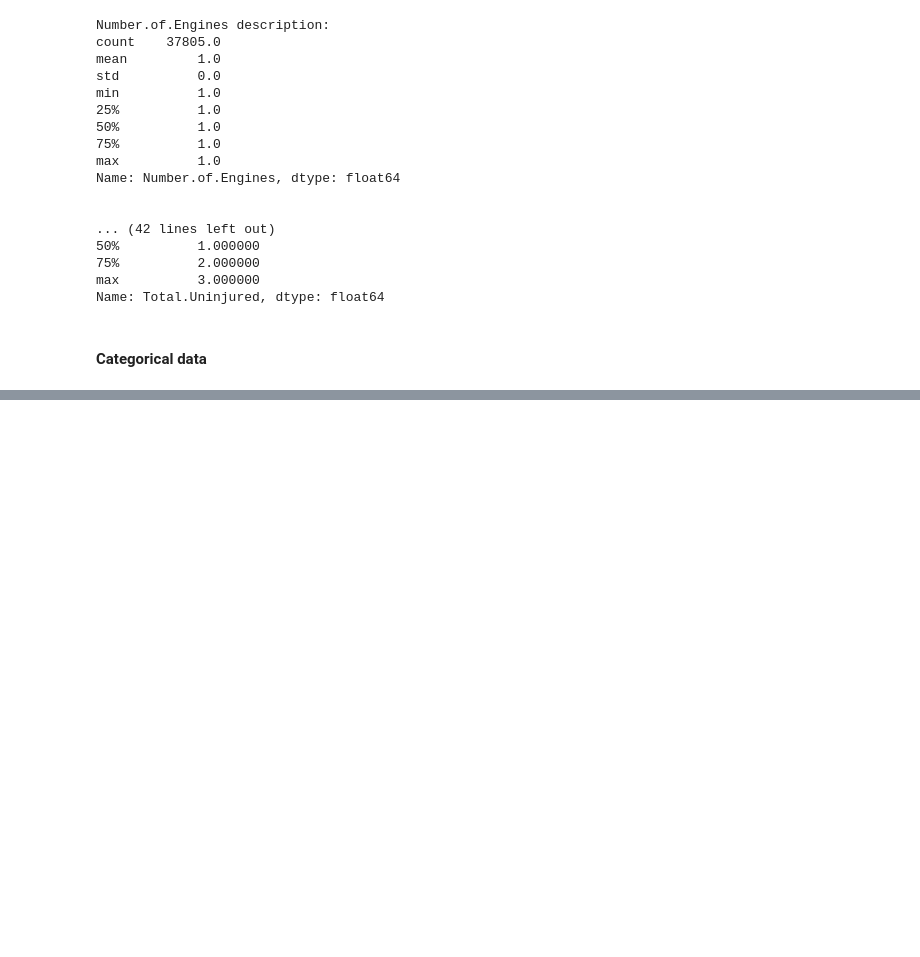
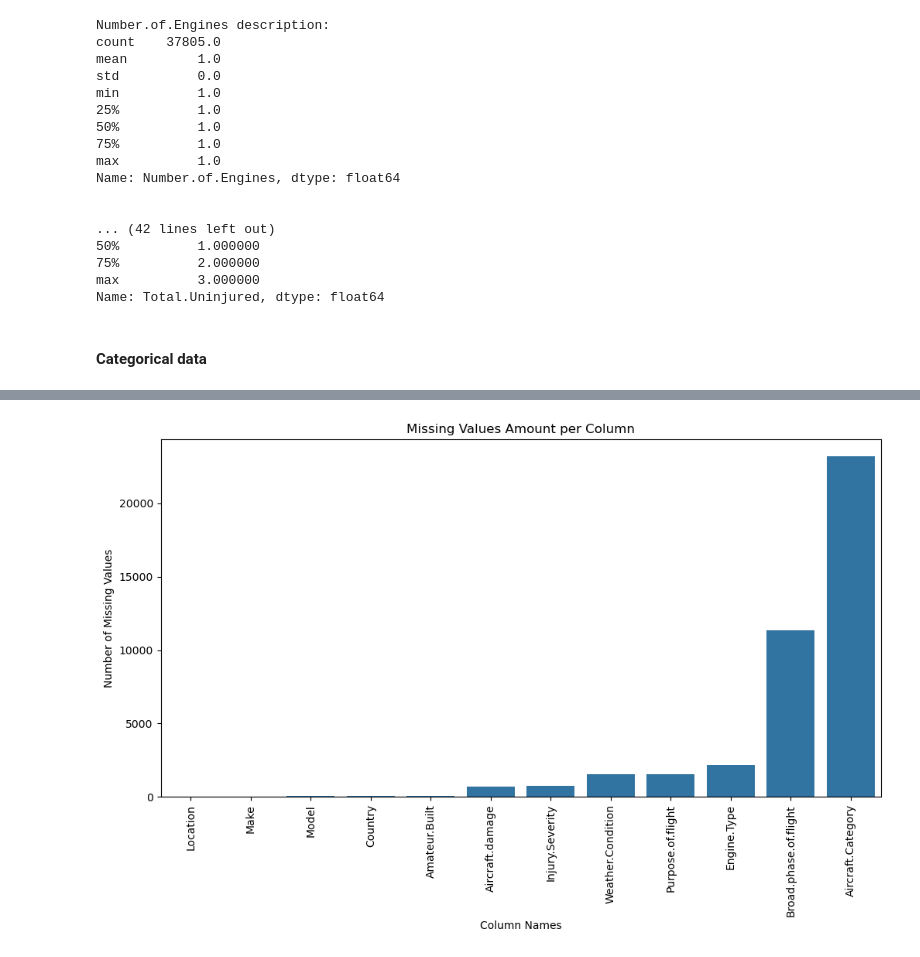
Before and after one commit to JuneHenia/Phase-1-Aviation-Project, a Jupyter notebook: notebooks/Phase 1 project.ipynb, the cells around one changed output, grey strips where cells are left out. Saved outputs shown, nothing was run; the diff lists cells and outputs as text; code cells hidden in the pictures; blank space fills up the shorter version.

```diff
--- a/notebooks/Phase 1 project.ipynb
+++ b/notebooks/Phase 1 project.ipynb
@@ -461,0 +490,16 @@ Name: Total.Uninjured, dtype: float64
+# %%
+# we can create a graph to visualise this
+
+missing_counts = df.isna().sum()
+missing_counts = missing_counts[missing_counts > 0].sort_values(ascending = True)
+
+# Plot
+plt.figure(figsize = (12,6))
+sns.barplot(x = missing_counts.index, y = missing_counts.values)
+plt.title('Missing Values Amount per Column')
+plt.ylabel('Number of Missing Values')
+plt.xlabel('Column Names')
+plt.xticks(rotation = 90)
+plt.show()
+# %% [output]
+[figure, added]
```
Also changed, not shown: parts of 19 cells of this notebook.
